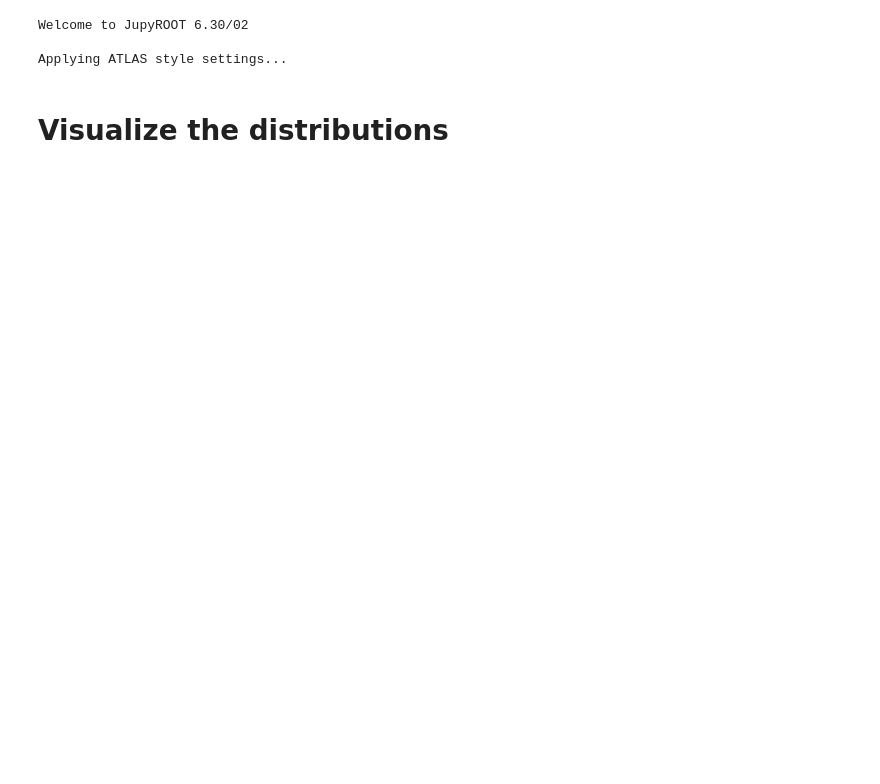
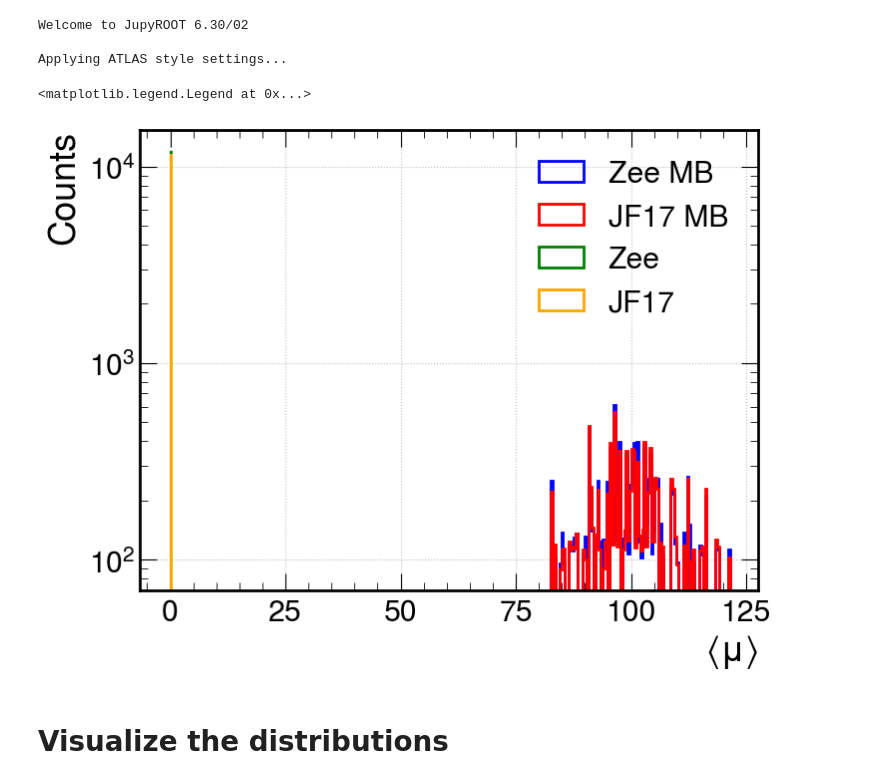
Before and after one commit to micaelverissimo/exp-connection-hep, a Jupyter notebook: notebooks/02_shower_shapes.ipynb, the cells around one changed output. Saved outputs shown, nothing was run; the diff lists cells and outputs as text; code cells hidden in the pictures; blank space fills up the shorter version.

```diff
--- a/notebooks/02_shower_shapes.ipynb
+++ b/notebooks/02_shower_shapes.ipynb
@@ -46,7 +30,24 @@ pion     = os.path.join(data_path, 'user.joao.pinto.mc25_13TeV.250401.Pythia8Evt
 # %%
 
-elecron_df = pd.read_parquet(os.path.join(repo_path, 'data/single_electron.parquet'))
-pion_df = pd.read_parquet(os.path.join(repo_path, 'data/pion.parquet'))
+zee_df = pd.read_parquet(os.path.join(repo_path, 'data/processed/zee.parquet'))
+jf17_df = pd.read_parquet(os.path.join(repo_path, 'data/processed/jf17.parquet'))
+
+zee_mb_df = pd.read_parquet(os.path.join(repo_path, 'data/processed/zee_mb.parquet'))
+jf17_mb_df = pd.read_parquet(os.path.join(repo_path, 'data/processed/jf17_mb.parquet'))
+# %%
+fig, ax = plt.subplots(figsize=(8, 6))
+zee_mb_df.avgmu.hist(ax=ax, bins=100, histtype='step', color='blue', label='Zee MB', lw=2)
+jf17_mb_df.avgmu.hist(ax=ax, bins=100, histtype='step', color='red', label='JF17 MB', lw=2)
+zee_df.avgmu.hist(ax=ax, bins=100, histtype='step', color='green', label='Zee', lw=2)
+jf17_df.avgmu.hist(ax=ax, bins=100, histtype='step', color='orange', label='JF17', lw=2)
+
+ax.set_xlabel(r'$\langle \mu \rangle$')
+ax.set_ylabel('Counts')
+ax.set_yscale('log')
+ax.legend()
+# %% [output]
+<matplotlib.legend.Legend at 0x...>
+[figure, added]
 # %% [markdown]
 # Visualize the distributions
 # %%
```
Also changed, not shown: parts of 18 cells of this notebook, 5 other files.
